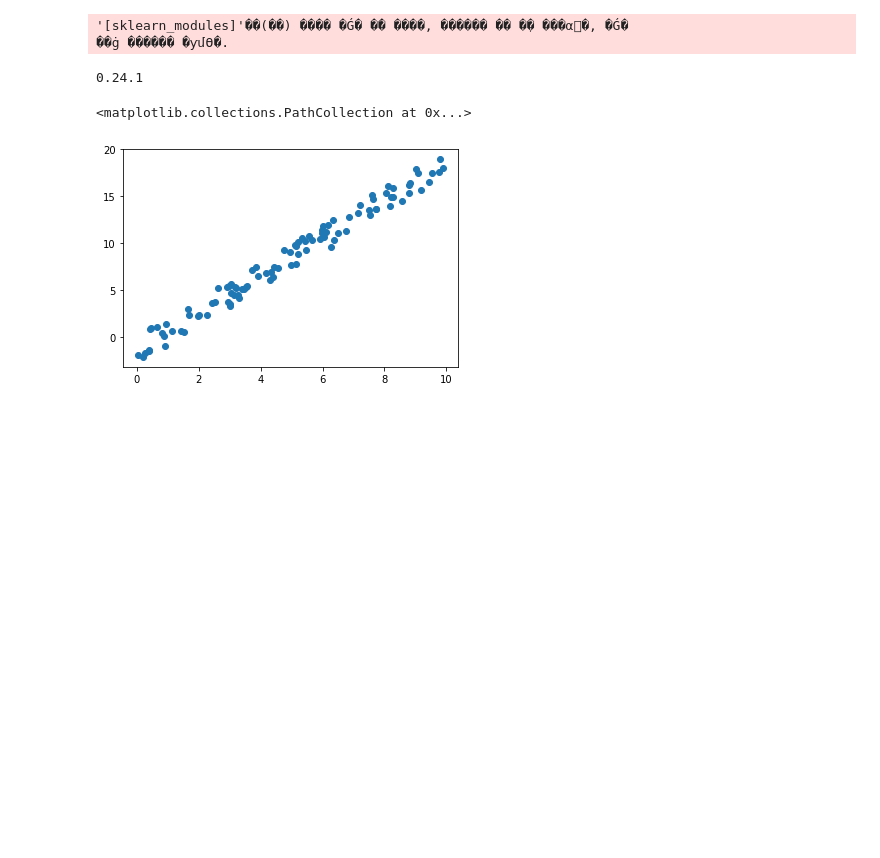
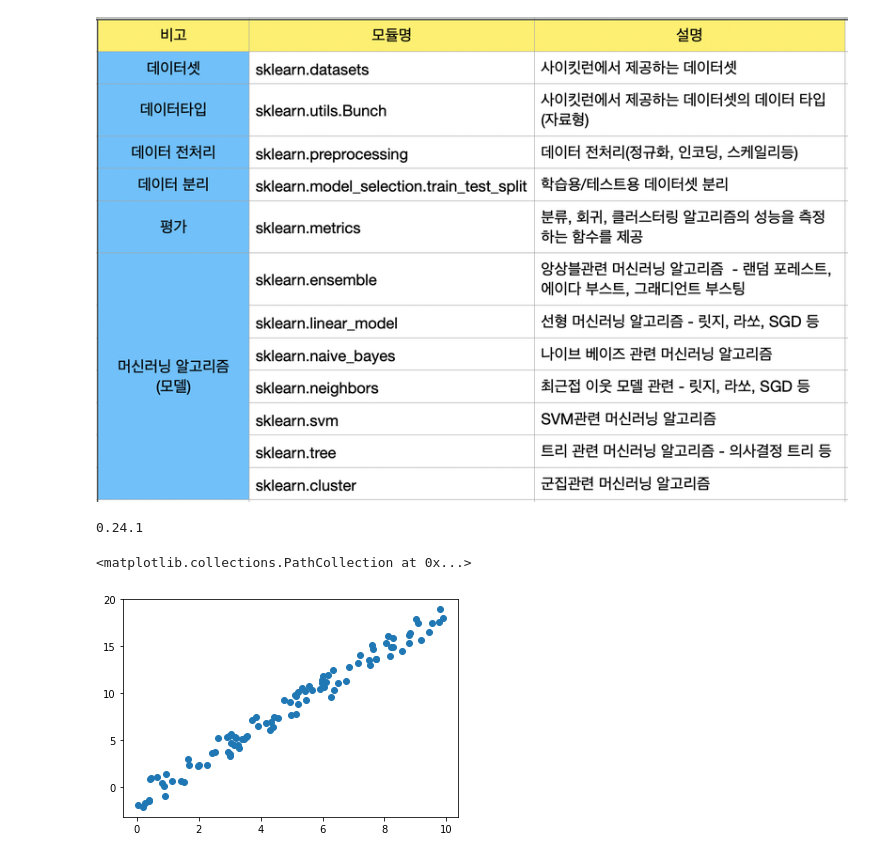
Before and after one commit to Chromis07/aiffel, a Jupyter notebook: fundamentals/node_11/scikit_learn.ipynb, the cells around one changed output. Cells and saved outputs as stored; diff of their text form; code cells hidden in the pictures; blank space fills up the shorter version.

```diff
--- a/fundamentals/node_11/scikit_learn.ipynb
+++ b/fundamentals/node_11/scikit_learn.ipynb
@@ -1,9 +1,8 @@
 # %%
-from IPython.display import Image
-![sklearn_modules](images/sklearn_modules.png)
+from IPython import display
+display.Image("../../images/sklearn_modules.png")
 # %% [output]
-'[sklearn_modules]'��(��) ���� �Ǵ� �ܺ� ����, ������ �� �ִ� ���α׷�, �Ǵ�
-��ġ ������ �ƴմϴ�.
+[figure, added]
 # %%
 import sklearn
 print(sklearn.__version__)
```
